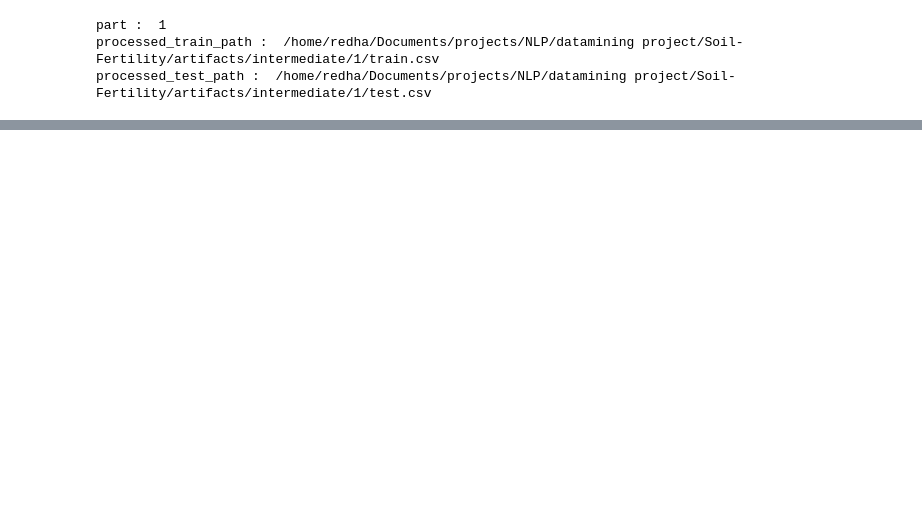
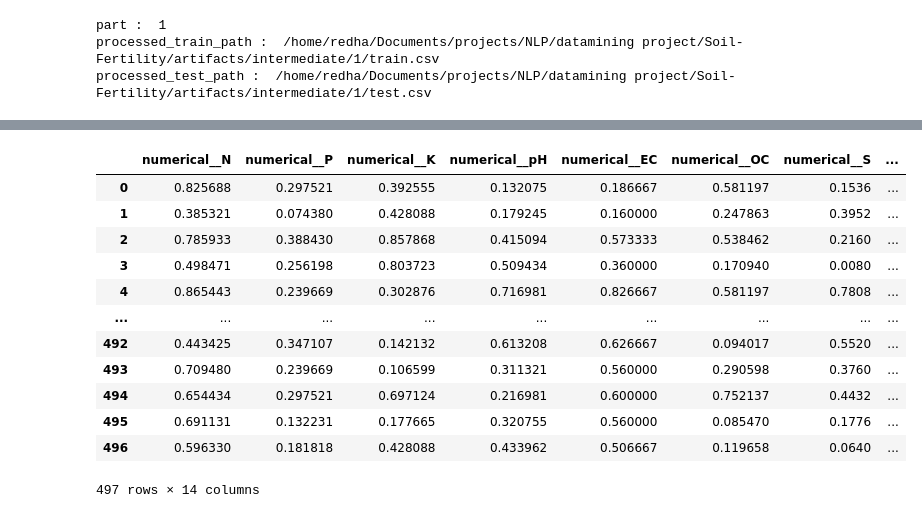
Before and after one commit to RedhaWassim/DataMining-project, a Jupyter notebook: notebook/final 1.ipynb, the cells around one changed output, grey strips where cells are left out. Drawn from its saved outputs; the diff is of its cells as text; code cells hidden in the pictures; blank space fills up the shorter version.

```diff
--- a/notebook/final 1.ipynb
+++ b/notebook/final 1.ipynb
@@ -105,0 +139,16 @@ processed_test_path :  /home/redha/Documents/projects/NLP/datamining project/Soi
+# %%
+train_df
+# %% [output]
+|  | numerical__N | numerical__P | numerical__K | numerical__pH | numerical__EC | numerical__OC | numerical__S | ... |
+| 0 | 0.825688 | 0.297521 | 0.392555 | 0.132075 | 0.186667 | 0.581197 | 0.1536 | ... |
+| 1 | 0.385321 | 0.074380 | 0.428088 | 0.179245 | 0.160000 | 0.247863 | 0.3952 | ... |
+| 2 | 0.785933 | 0.388430 | 0.857868 | 0.415094 | 0.573333 | 0.538462 | 0.2160 | ... |
+| 3 | 0.498471 | 0.256198 | 0.803723 | 0.509434 | 0.360000 | 0.170940 | 0.0080 | ... |
+| 4 | 0.865443 | 0.239669 | 0.302876 | 0.716981 | 0.826667 | 0.581197 | 0.7808 | ... |
+| ... | ... | ... | ... | ... | ... | ... | ... | ... |
+| 492 | 0.443425 | 0.347107 | 0.142132 | 0.613208 | 0.626667 | 0.094017 | 0.5520 | ... |
+| 493 | 0.709480 | 0.239669 | 0.106599 | 0.311321 | 0.560000 | 0.290598 | 0.3760 | ... |
+| 494 | 0.654434 | 0.297521 | 0.697124 | 0.216981 | 0.600000 | 0.752137 | 0.4432 | ... |
+| 495 | 0.691131 | 0.132231 | 0.177665 | 0.320755 | 0.560000 | 0.085470 | 0.1776 | ... |
+| 496 | 0.596330 | 0.181818 | 0.428088 | 0.433962 | 0.506667 | 0.119658 | 0.0640 | ... |
+497 rows × 14 columns
```
Also changed, not shown: parts of 12 cells of this notebook, 15 other files.
